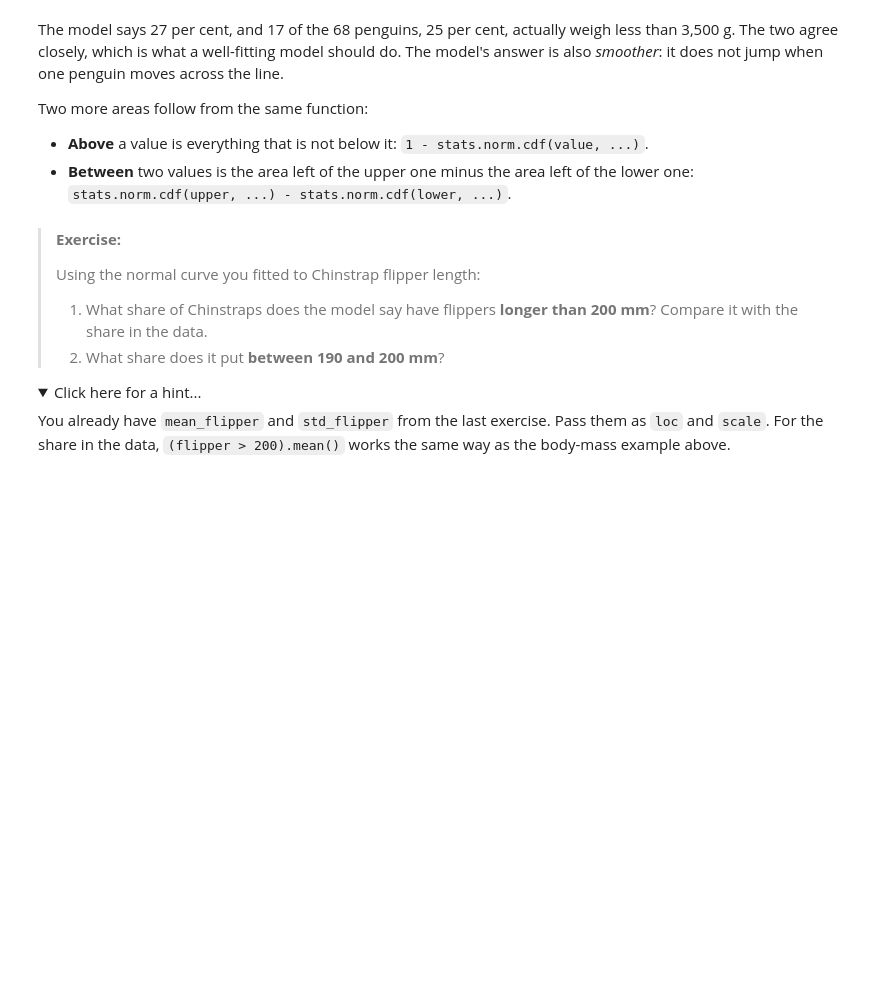
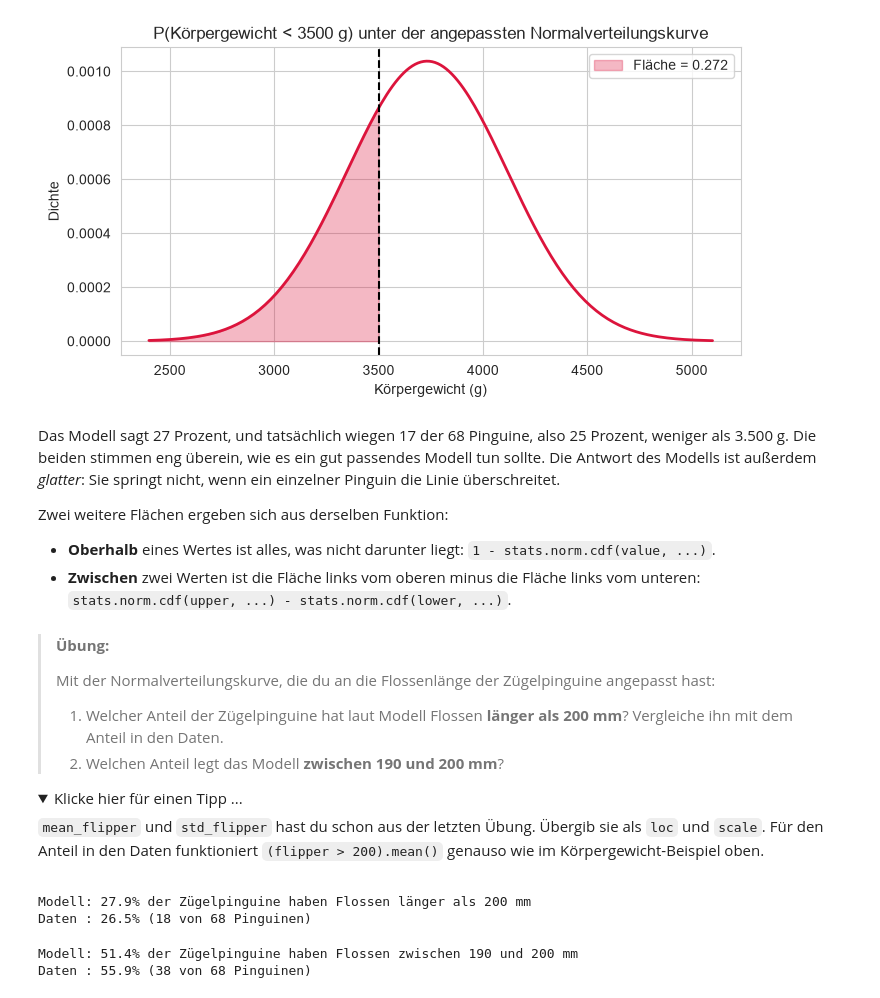
Before and after one commit to lexandros-dev/amle-hypothesis-testing, a Jupyter notebook: 01_distributions.ipynb, the cells around one changed output. Cells and saved outputs as stored; diff of their text form; code cells hidden in the pictures; folded sections open; blank space fills up the shorter version.

```diff
--- a/01_distributions.ipynb
+++ b/01_distributions.ipynb
@@ -152,49 +208,73 @@ print(f"data : {p_below_data:.1%} ({(mass < threshold).sum()} of {len(mass)} pen
 # %%
 x = np.linspace(mass.min() - 300, mass.max() + 300, 200)
 y = stats.norm.pdf(x, loc=mean_mass, scale=std_mass)
 
 fig, ax = plt.subplots(figsize=(8, 4))
 ax.plot(x, y, color="crimson", linewidth=2)
 
-# shade the area the cdf just measured
+# die Fläche schattieren, die cdf gerade gemessen hat
 ax.fill_between(x, y, where=(x <= threshold), color="crimson", alpha=0.3,
-                label=f"area = {p_below_model:.3f}")
+                label=f"Fläche = {p_below_model:.3f}")
 
 ax.axvline(threshold, color="black", linestyle="--")
-ax.set_title(f"P(body mass < {threshold} g) under the fitted normal curve")
-ax.set_xlabel("body mass (g)")
-ax.set_ylabel("density")
+ax.set_title(f"P(Körpergewicht < {threshold} g) unter der angepassten Normalverteilungskurve")
+ax.set_xlabel("Körpergewicht (g)")
+ax.set_ylabel("Dichte")
 ax.legend()
 plt.show()
+# %% [output]
+[figure, added]
 # %% [markdown]
-The model says 27 per cent, and 17 of the 68 penguins, 25 per cent, actually weigh less
-than 3,500 g. The two agree closely, which is what a well-fitting model should do. The
-model's answer is also *smoother*: it does not jump when one penguin moves across the line.
+Das Modell sagt 27 Prozent, und tatsächlich wiegen 17 der 68 Pinguine, also 25 Prozent, weniger
+als 3.500 g. Die beiden stimmen eng überein, wie es ein gut passendes Modell tun sollte. Die Antwort
+des Modells ist außerdem *glatter*: Sie springt nicht, wenn ein einzelner Pinguin die Linie
+überschreitet.
 
-Two more areas follow from the same function:
+Zwei weitere Flächen ergeben sich aus derselben Funktion:
 
-- **Above** a value is everything that is not below it: `1 - stats.norm.cdf(value, ...)`.
-- **Between** two values is the area left of the upper one minus the area left of the
-  lower one: `stats.norm.cdf(upper, ...) - stats.norm.cdf(lower, ...)`.
+- **Oberhalb** eines Wertes ist alles, was nicht darunter liegt: `1 - stats.norm.cdf(value, ...)`.
+- **Zwischen** zwei Werten ist die Fläche links vom oberen minus die Fläche links vom unteren:
+  `stats.norm.cdf(upper, ...) - stats.norm.cdf(lower, ...)`.
 # %% [markdown]
-> **Exercise:**
+> **Übung:**
 >
-> Using the normal curve you fitted to Chinstrap flipper length:
+> Mit der Normalverteilungskurve, die du an die Flossenlänge der Zügelpinguine angepasst hast:
 >
-> 1. What share of Chinstraps does the model say have flippers **longer than 200 mm**?
->    Compare it with the share in the data.
-> 2. What share does it put **between 190 and 200 mm**?
+> 1. Welcher Anteil der Zügelpinguine hat laut Modell Flossen **länger als 200 mm**?
+>    Vergleiche ihn mit dem Anteil in den Daten.
+> 2. Welchen Anteil legt das Modell **zwischen 190 und 200 mm**?
 
 <details><summary>
-Click here for a hint...
+Klicke hier für einen Tipp ...
 </summary>
 
-You already have `mean_flipper` and `std_flipper` from the last exercise. Pass them as
-`loc` and `scale`. For the share in the data, `(flipper > 200).mean()` works the same way
-as the body-mass example above.
+`mean_flipper` und `std_flipper` hast du schon aus der letzten Übung. Übergib sie als `loc` und
+`scale`. Für den Anteil in den Daten funktioniert `(flipper > 200).mean()` genauso wie im
+Körpergewicht-Beispiel oben.
 </details>
 # %%
-# your code: longer than 200 mm, model and data
+# Fläche rechts von 200 mm: alles, was nicht links davon liegt
+p_above_model = 1 - stats.norm.cdf(200, loc=mean_flipper, scale=std_flipper)
+
+# dieselbe Frage direkt an die 68 Pinguine gestellt
+p_above_data = (flipper > 200).mean()
+
+print(f"Modell: {p_above_model:.1%} der Zügelpinguine haben Flossen länger als 200 mm")
+print(f"Daten : {p_above_data:.1%} ({(flipper > 200).sum()} von {len(flipper)} Pinguinen)")
+# %% [output]
+Modell: 27.9% der Zügelpinguine haben Flossen länger als 200 mm
+Daten : 26.5% (18 von 68 Pinguinen)
 # %%
-# your code: between 190 and 200 mm
+# Fläche links von 200 mm minus Fläche links von 190 mm
+p_between_model = (stats.norm.cdf(200, loc=mean_flipper, scale=std_flipper)
+                   - stats.norm.cdf(190, loc=mean_flipper, scale=std_flipper))
+
+# zum Vergleich der Anteil in den Daten
+p_between_data = flipper.between(190, 200).mean()
+
+print(f"Modell: {p_between_model:.1%} der Zügelpinguine haben Flossen zwischen 190 und 200 mm")
+print(f"Daten : {p_between_data:.1%} ({flipper.between(190, 200).sum()} von {len(flipper)} Pinguinen)")
+# %% [output]
+Modell: 51.4% der Zügelpinguine haben Flossen zwischen 190 und 200 mm
+Daten : 55.9% (38 von 68 Pinguinen)
 # %% [markdown]
```
Also changed, not shown: parts of 34 cells of this notebook, 3 other files.
